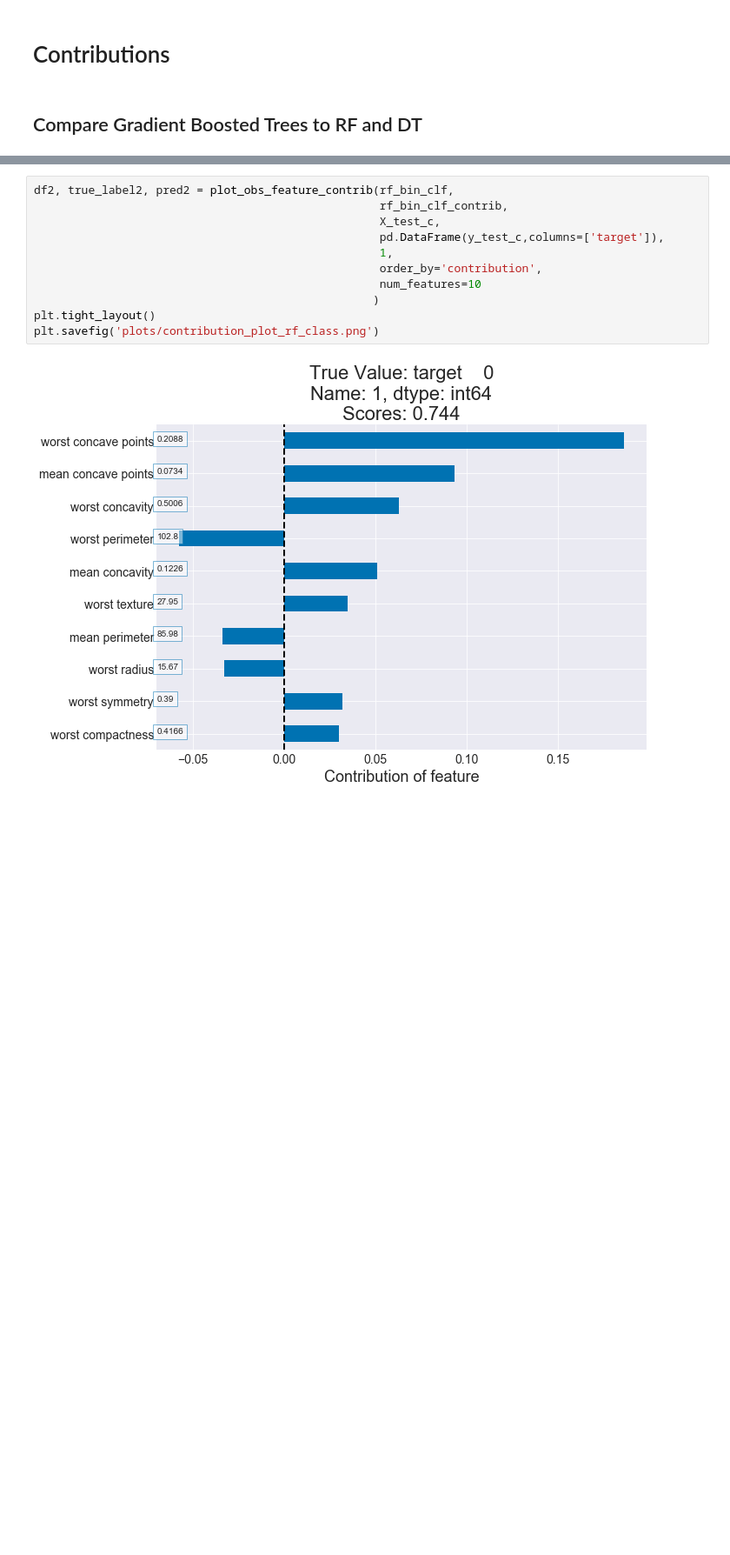
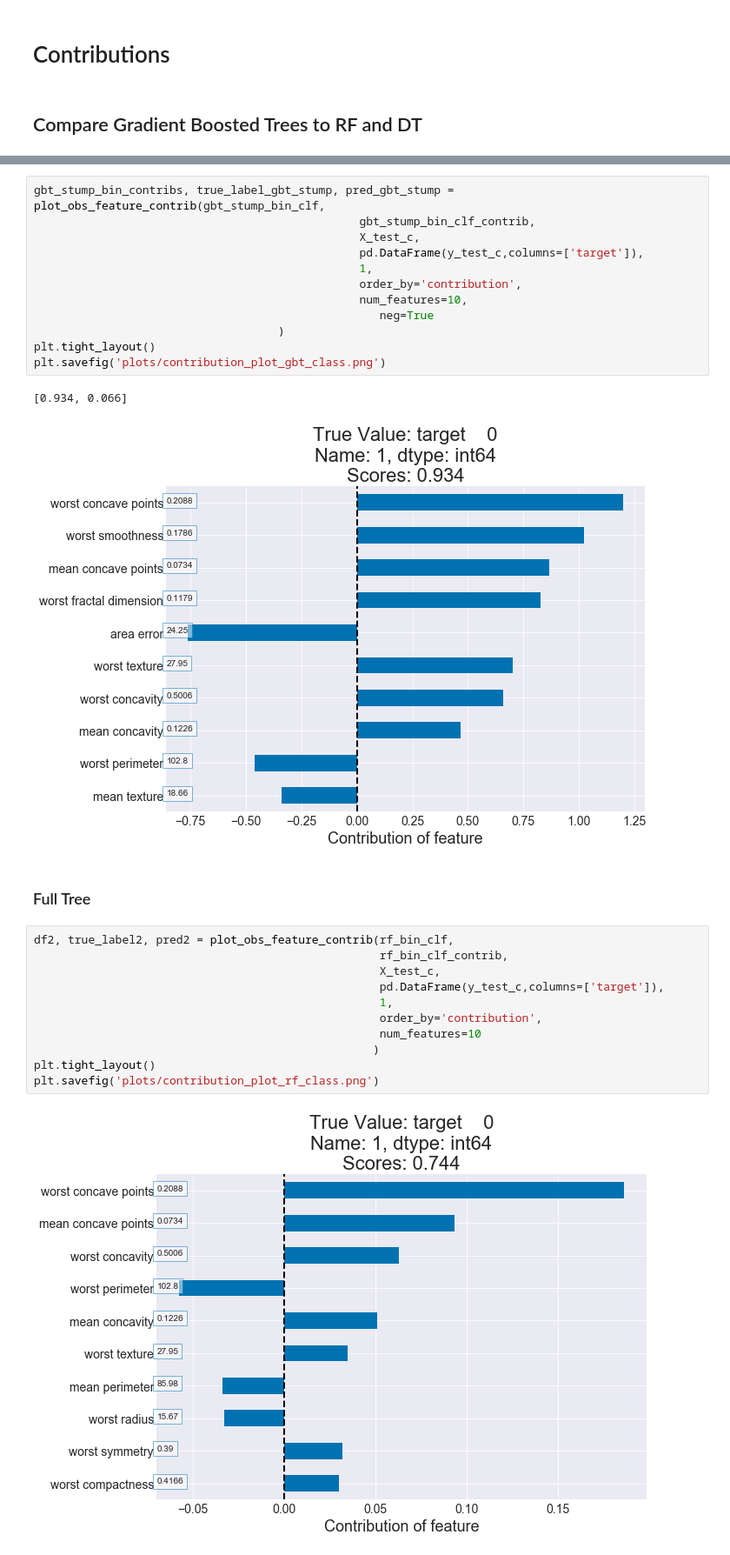
Before and after one commit to rpb/interpreting-decision-trees-and-random-forests, a Jupyter notebook: Blog Code-GBT.ipynb, the cells around one changed output, grey strips where cells are left out. Shown at 87% size. Drawn from its saved outputs; the diff is of its cells as text; blank space fills up the shorter version.

```diff
--- a/Blog Code-GBT.ipynb
+++ b/Blog Code-GBT.ipynb
@@ -226,3 +258,20 @@ plt.plot(gbt_bin_clf_orig_proba[:, 1]-expit(gbt_bin_clf_pred+ logit(y_train_c.me
+# %%
+gbt_stump_bin_contribs, true_label_gbt_stump, pred_gbt_stump = plot_obs_feature_contrib(gbt_stump_bin_clf,
+                                                gbt_stump_bin_clf_contrib,
+                                                X_test_c,
+                                                pd.DataFrame(y_test_c,columns=['target']),
+                                                1,
+                                                order_by='contribution',
+                                                num_features=10,
+                                                   neg=True
+                                    )
+plt.tight_layout()
+plt.savefig('plots/contribution_plot_gbt_class.png')
+# %% [output]
+[0.934, 0.066]
+[figure, added]
+# %% [markdown]
+### Full Tree
 # %%
 df2, true_label2, pred2 = plot_obs_feature_contrib(rf_bin_clf,
                                                    rf_bin_clf_contrib,
```
Also changed, not shown: parts of 110 cells of this notebook.
